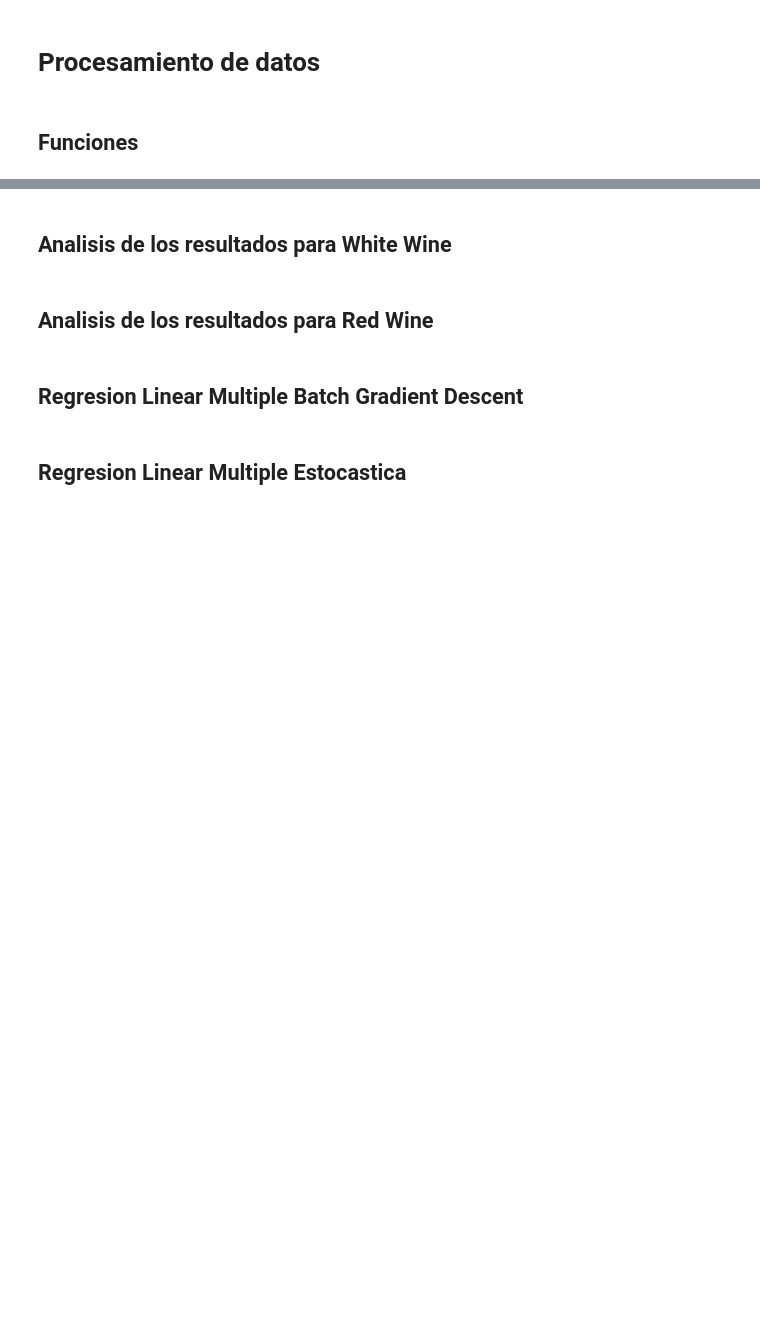
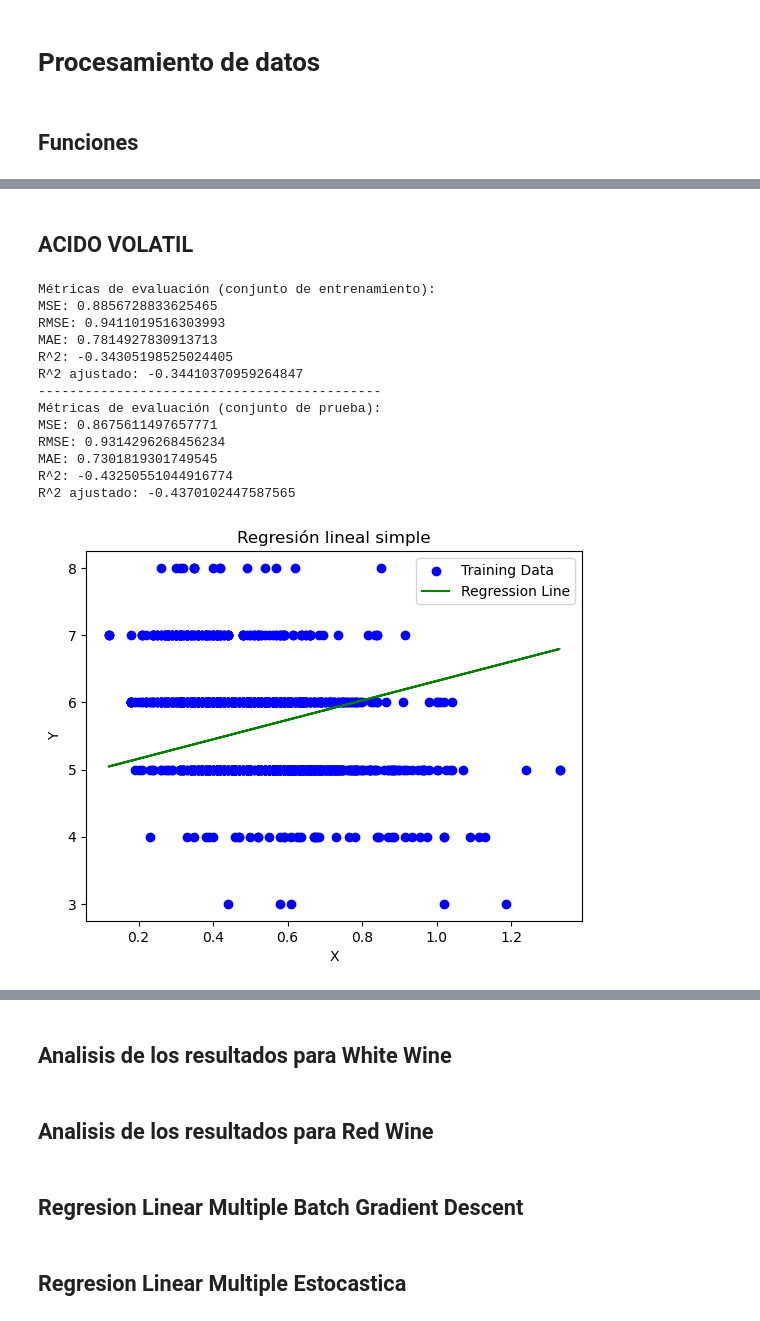
Before and after one commit to AmandaFlores7/LAB2_IA, a Jupyter notebook: lab.ipynb, the cells around one changed output, grey strips where cells are left out. Saved outputs shown, nothing was run; the diff lists cells and outputs as text; code cells hidden in the pictures; blank space fills up the shorter version.

```diff
--- a/lab.ipynb
+++ b/lab.ipynb
@@ -475,0 +679,19 @@ regresion_lineal_simple(redWine, 'alcohol', 'stochastic')
+# %% [markdown]
+## ACIDO VOLATIL
+# %%
+data1 = regresion_lineal_simple(redWine, 'volatile acidity', 'batch')
+# %% [output]
+Métricas de evaluación (conjunto de entrenamiento):
+MSE: 0.8856728833625465
+RMSE: 0.9411019516303993
+MAE: 0.7814927830913713
+R^2: -0.34305198525024405
+R^2 ajustado: -0.34410370959264847
+--------------------------------------------
+Métricas de evaluación (conjunto de prueba):
+MSE: 0.8675611497657771
+RMSE: 0.9314296268456234
+MAE: 0.7301819301749545
+R^2: -0.43250551044916774
+R^2 ajustado: -0.4370102447587565
+[figure, added]
```
Also changed, not shown: parts of 74 cells of this notebook.
